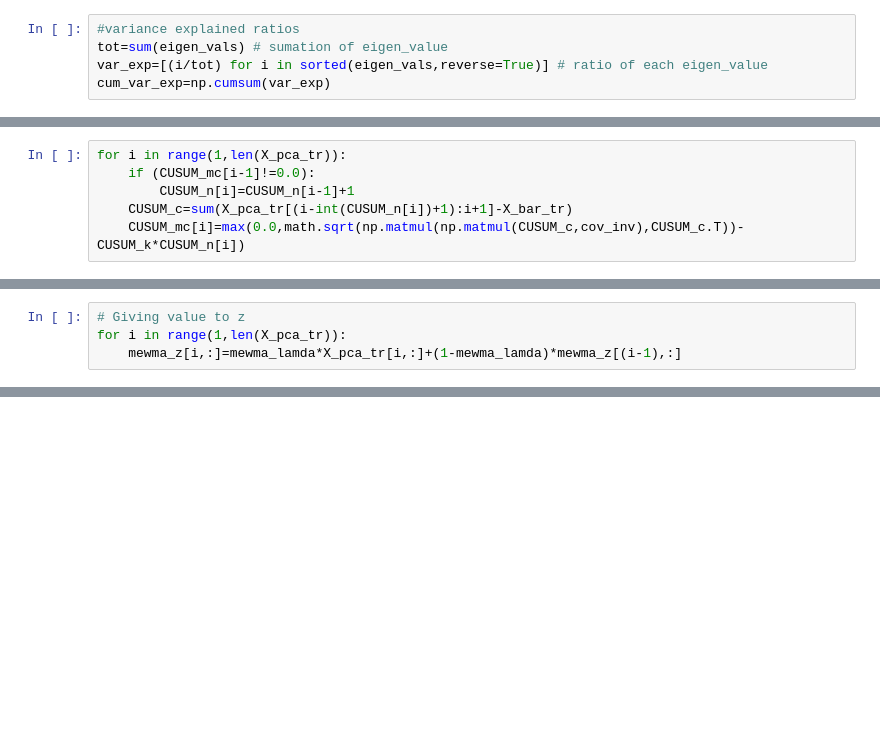
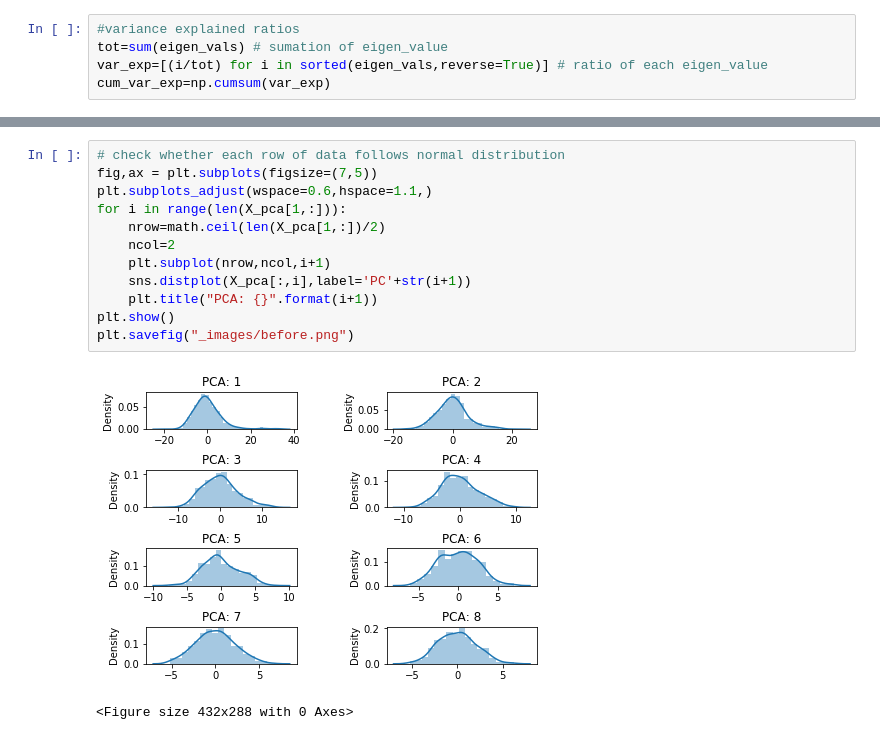
Before and after one commit to scleeza/PCA-and-HotellingT, a Jupyter notebook: 614project.ipynb, the cells around one changed output, grey strips where cells are left out. Saved outputs shown, nothing was run; the diff lists cells and outputs as text; blank space fills up the shorter version.

```diff
--- a/614project.ipynb
+++ b/614project.ipynb
@@ -200,6 +59,0 @@ CUSUM_mc[0]=max(0.0,math.sqrt(np.matmul(np.matmul(CUSUM_c,cov_inv),CUSUM_c.T))-C
-# %%
-for i in range(1,len(X_pca_tr)):
-    if (CUSUM_mc[i-1]!=0.0):
-        CUSUM_n[i]=CUSUM_n[i-1]+1
-    CUSUM_c=sum(X_pca_tr[(i-int(CUSUM_n[i])+1):i+1]-X_bar_tr)
-    CUSUM_mc[i]=max(0.0,math.sqrt(np.matmul(np.matmul(CUSUM_c,cov_inv),CUSUM_c.T))-CUSUM_k*CUSUM_n[i])
@@ -224,4 +59,0 @@ mewma_z[0,:]=X_bar_tr
-# %%
-# Giving value to z
-for i in range(1,len(X_pca_tr)):
-    mewma_z[i,:]=mewma_lamda*X_pca_tr[i,:]+(1-mewma_lamda)*mewma_z[(i-1),:]
@@ -253,0 +107,15 @@ array(5.19630994)
+# %%
+# check whether each row of data follows normal distribution
+fig,ax = plt.subplots(figsize=(7,5))
+plt.subplots_adjust(wspace=0.6,hspace=1.1,)
+for i in range(len(X_pca[1,:])):
+    nrow=math.ceil(len(X_pca[1,:])/2)
+    ncol=2
+    plt.subplot(nrow,ncol,i+1)
+    sns.distplot(X_pca[:,i],label='PC'+str(i+1))
+    plt.title("PCA: {}".format(i+1))
+plt.show()
+plt.savefig("_images/before.png")
+# %% [output]
+[figure, added]
+<Figure size 432x288 with 0 Axes>
```
Also changed, not shown: parts of 67 cells of this notebook, 6 other files.
